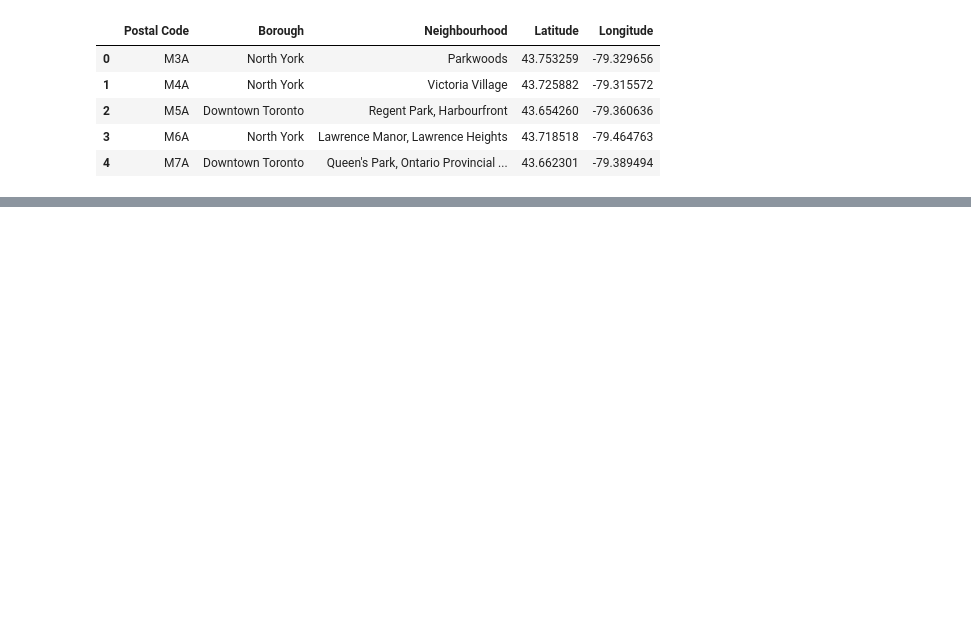
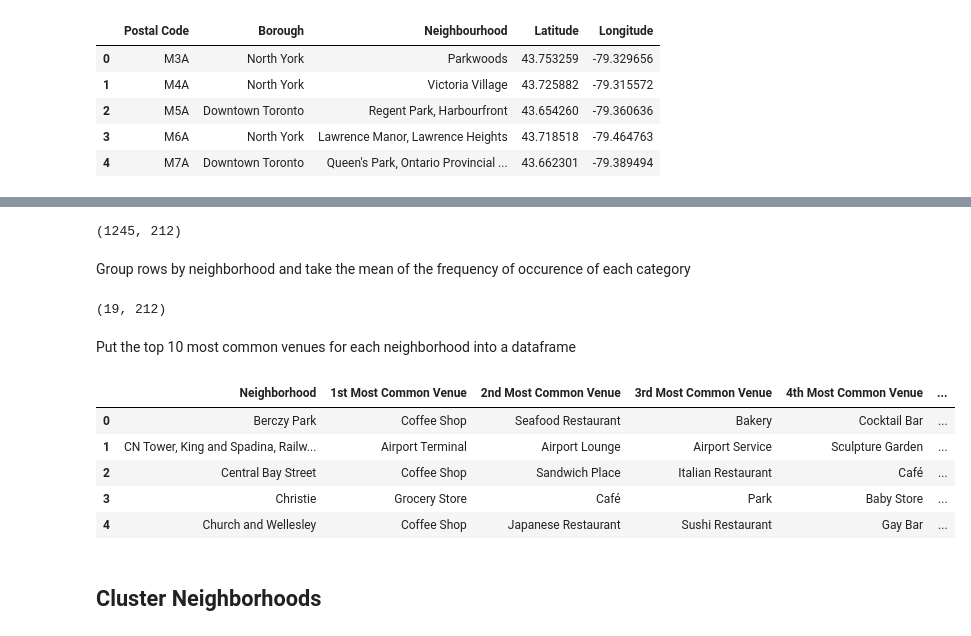
Before and after one commit to david-h-oh/Coursera_Capstone, a Jupyter notebook: scripts/Peer_graded_assignment_2.ipynb, the cells around one changed output, grey strips where cells are left out. Saved outputs shown, nothing was run; the diff lists cells and outputs as text; code cells hidden in the pictures; blank space fills up the shorter version.

```diff
--- a/scripts/Peer_graded_assignment_2.ipynb
+++ b/scripts/Peer_graded_assignment_2.ipynb
@@ -72,0 +186,24 @@ df.head()
+# %%
+# one hot encoding
+toronto_onehot = pd.get_dummies(toronto_venues[['Venue Category']], prefix="", prefix_sep="")
+
+# add neighborhood column back to dataframe
+toronto_onehot['Neighborhood'] = toronto_venues['Neighborhood']
+
+# move neighborhood column to the first column
+fixed_columns = [toronto_onehot.columns[-1]] + list(toronto_onehot.columns[:-1])
+toronto_onehot = toronto_onehot[fixed_columns]
+
+toronto_onehot.shape
+# %% [output]
+(1245, 212)
+# %% [markdown]
+Group rows by neighborhood and take the mean of the frequency of occurence of each category
+# %%
+toronto_grouped = toronto_onehot.groupby('Neighborhood').mean().reset_index()
+
+toronto_grouped.shape
+# %% [output]
+(19, 212)
+# %% [markdown]
+Put the top 10 most common venues for each neighborhood into a dataframe
@@ -72,0 +216,30 @@ df.head()
+# %%
+num_top_venues = 10
+
+indicators = ['st', 'nd', 'rd']
+
+# create columns according to number of top venues
+columns = ['Neighborhood']
+for ind in np.arange(num_top_venues):
+    try:
+        columns.append('{}{} Most Common Venue'.format(ind+1, indicators[ind]))
+    except:
+        columns.append('{}th Most Common Venue'.format(ind+1))
+
+# create a new dataframe
+neighborhoods_venues_sorted = pd.DataFrame(columns=columns)
+neighborhoods_venues_sorted['Neighborhood'] = toronto_grouped['Neighborhood']
+
+for ind in np.arange(toronto_grouped.shape[0]):
+    neighborhoods_venues_sorted.iloc[ind, 1:] = return_most_common_venues(toronto_grouped.iloc[ind, :], num_top_venues)
+
+neighborhoods_venues_sorted.head()
+# %% [output]
+|  | Neighborhood | 1st Most Common Venue | 2nd Most Common Venue | 3rd Most Common Venue | 4th Most Common Venue | ... |
+| 0 | Berczy Park | Coffee Shop | Seafood Restaurant | Bakery | Cocktail Bar | ... |
+| 1 | CN Tower, King and Spadina, Railw... | Airport Terminal | Airport Lounge | Airport Service | Sculpture Garden | ... |
+| 2 | Central Bay Street | Coffee Shop | Sandwich Place | Italian Restaurant | Café | ... |
+| 3 | Christie | Grocery Store | Café | Park | Baby Store | ... |
+| 4 | Church and Wellesley | Coffee Shop | Japanese Restaurant | Sushi Restaurant | Gay Bar | ... |
+# %% [markdown]
+## Cluster Neighborhoods
```
Also changed, not shown: parts of 33 cells of this notebook.
